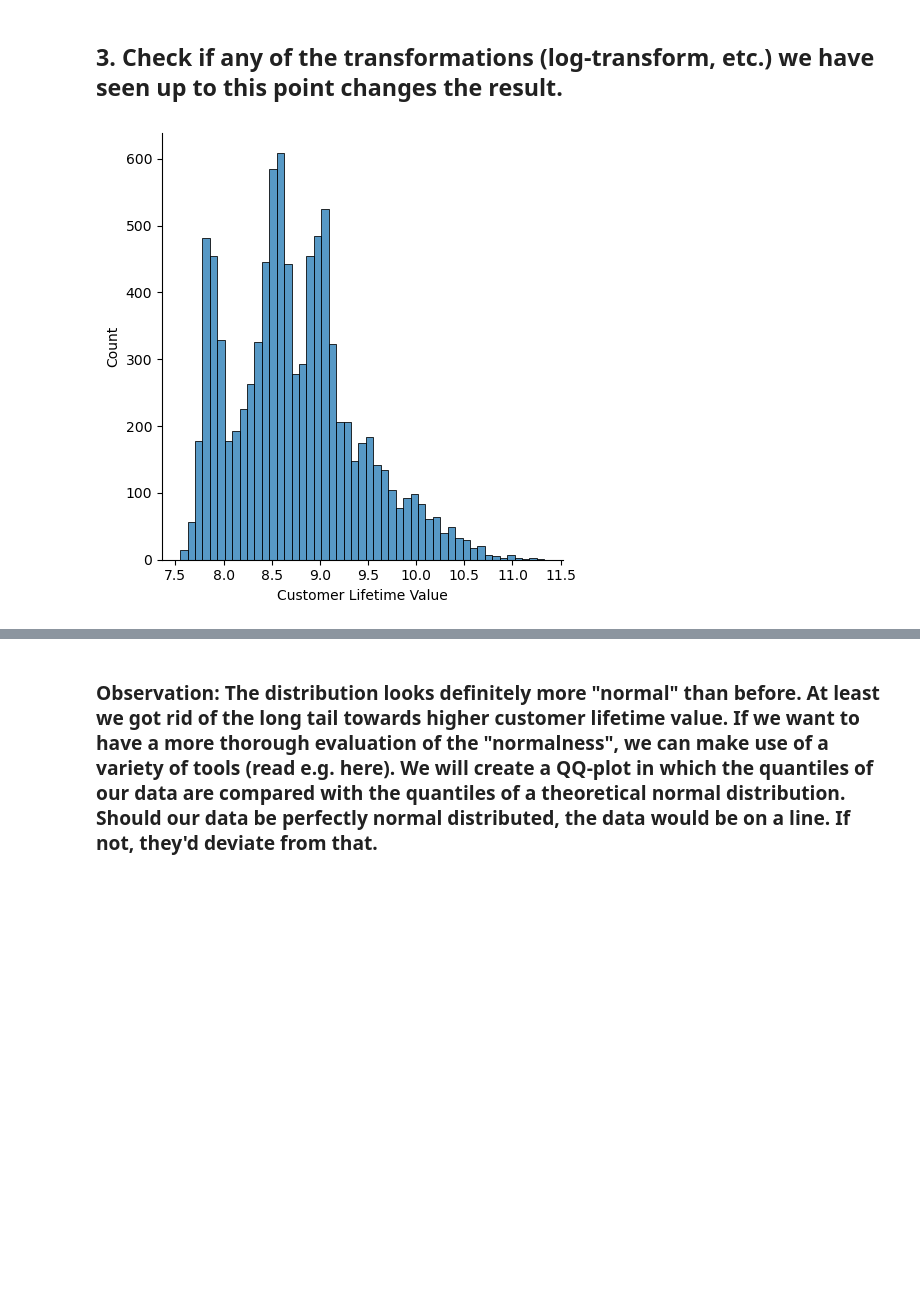
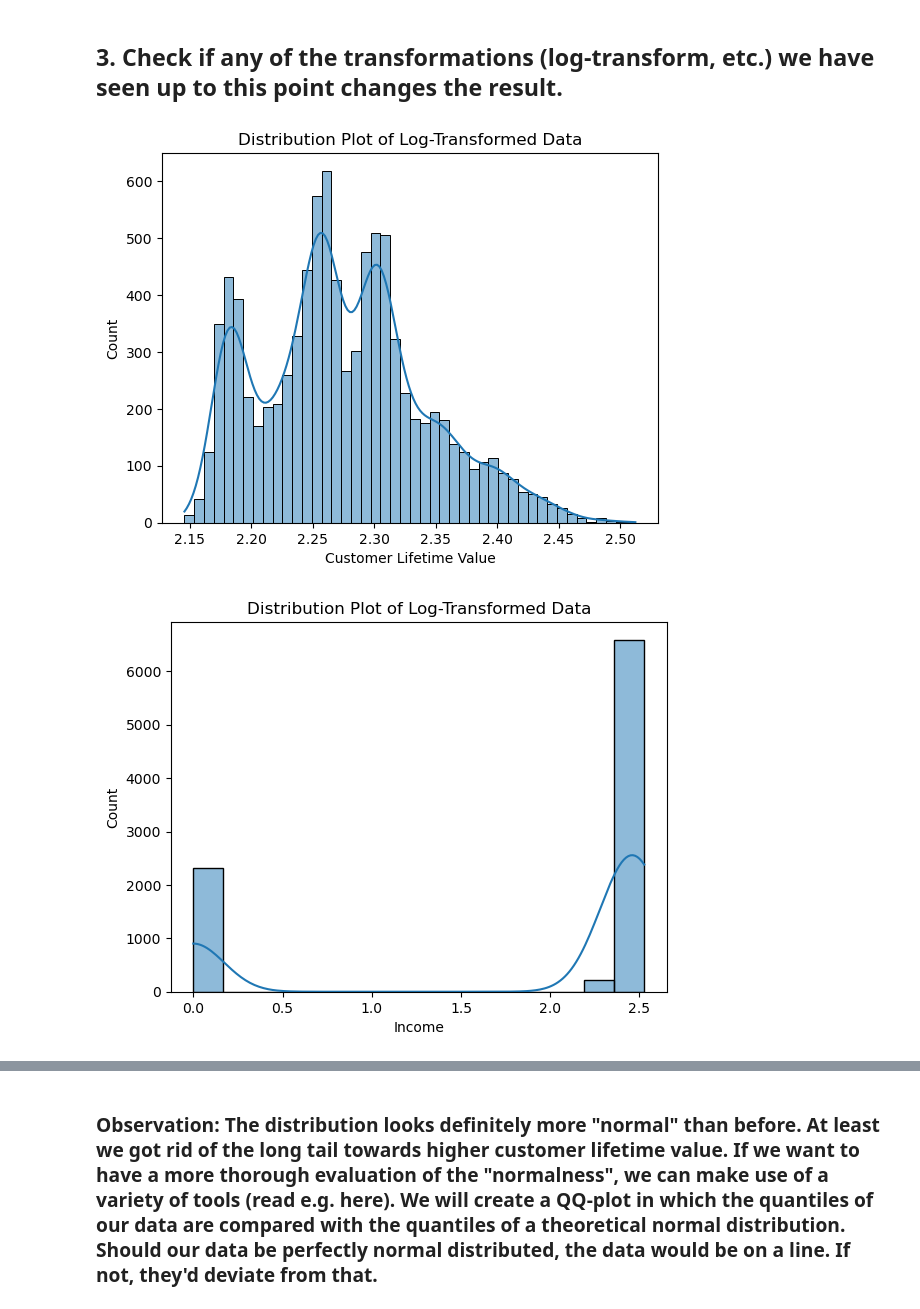
Before and after one commit to vascotreis/lab-random-variable-distributions, a Jupyter notebook: Random Variabel distribution.ipynb, the cells around one changed output, grey strips where cells are left out. Drawn from its saved outputs; the diff is of its cells as text; code cells hidden in the pictures; blank space fills up the shorter version.

```diff
--- a/Random Variabel distribution.ipynb
+++ b/Random Variabel distribution.ipynb
@@ -49,6 +53,10 @@ def log_transform_clean(x):
-# %%
-temp = numericals['Customer Lifetime Value'].apply(log_transform_clean)
-sns.displot(temp)
-plt.show()
-# %% [output]
-[figure, removed]
+# %%
+# plotting the new distiburtions of each column after the log transformation
+for col_name in numerical_vars.columns :
+    numerical_vars[col_name] = np.log(numerical_vars[col_name] + 1)
+    sns.histplot(numerical_vars[col_name], kde=True)
+    plt.title("Distribution Plot of Log-Transformed Data")
+    plt.show()
+# %% [output]
+[figure, added]
+[figure, added]
```
Also changed, not shown: parts of 11 cells of this notebook, 2 other files.
